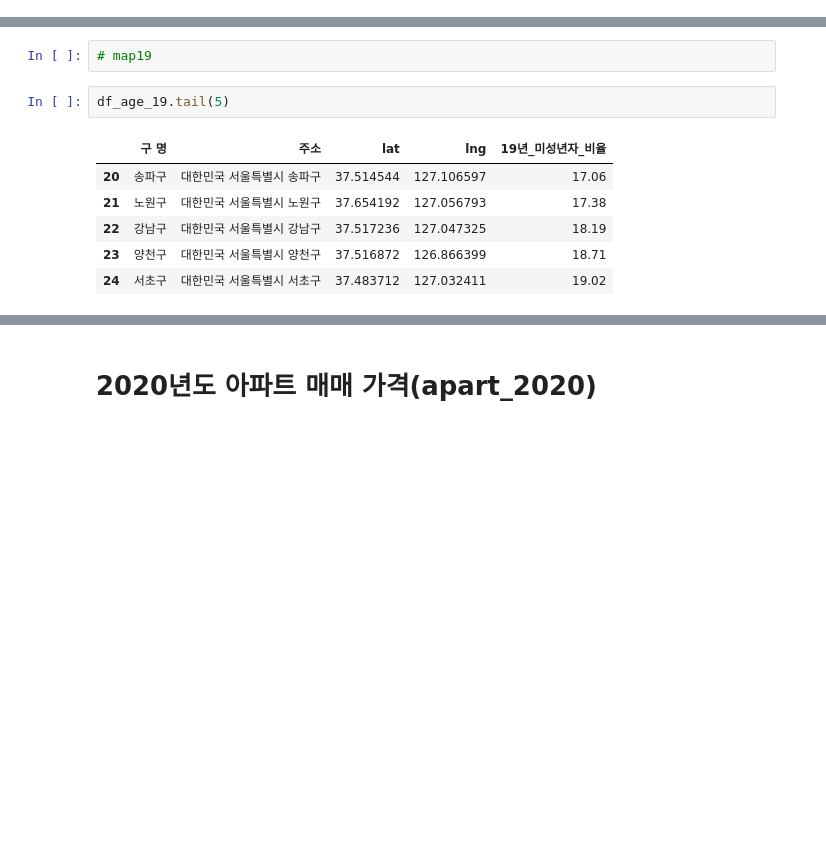
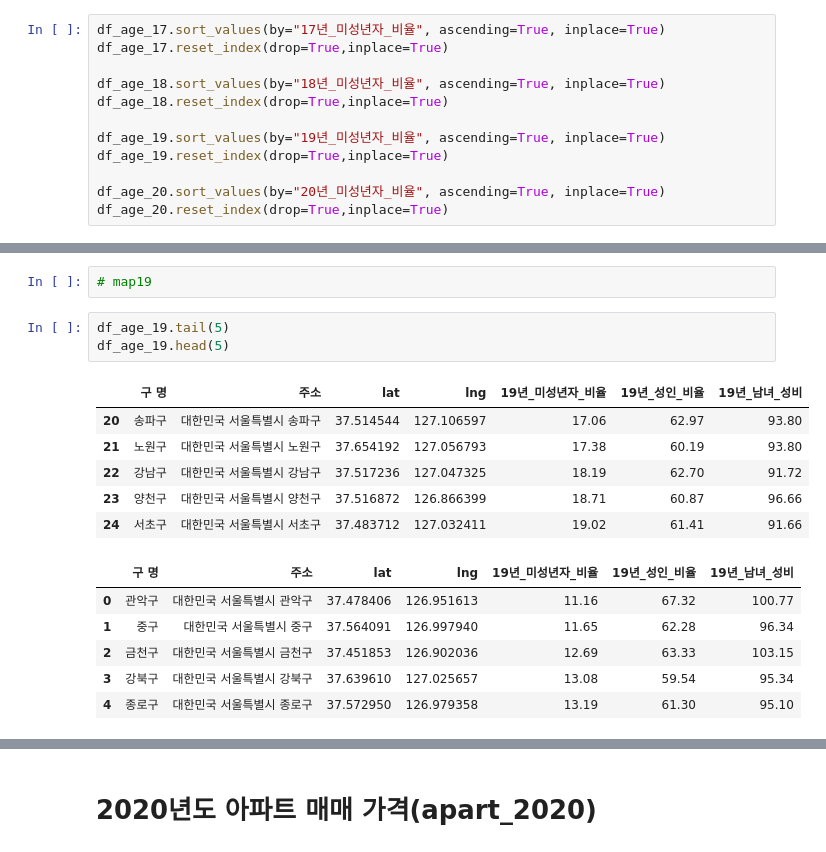
Before and after one commit to laits1/TIL, a Jupyter notebook: project/1)data분석 프로젝트/서울시 연령별 지도.ipynb, the cells around one changed output, grey strips where cells are left out. Drawn from its saved outputs; the diff is of its cells as text; blank space fills up the shorter version.

```diff
--- a/project/1)data분석 프로젝트/서울시 연령별 지도.ipynb
+++ b/project/1)data분석 프로젝트/서울시 연령별 지도.ipynb
@@ -292,0 +306,12 @@ df_age_17.tail(5)
+# %%
+df_age_17.sort_values(by="17년_미성년자_비율", ascending=True, inplace=True)
+df_age_17.reset_index(drop=True,inplace=True)
+
+df_age_18.sort_values(by="18년_미성년자_비율", ascending=True, inplace=True)
+df_age_18.reset_index(drop=True,inplace=True)
+
+df_age_19.sort_values(by="19년_미성년자_비율", ascending=True, inplace=True)
+df_age_19.reset_index(drop=True,inplace=True)
+
+df_age_20.sort_values(by="20년_미성년자_비율", ascending=True, inplace=True)
+df_age_20.reset_index(drop=True,inplace=True)
@@ -399,15 +435,22 @@ folium.Choropleth(
 <folium.features.Choropleth at 0x...>
 # %%
 # map19
-# %%
-df_age_19.tail(5)
-# %% [output]
-|  | 구 명 | 주소 | lat | lng | 19년_미성년자_비율 |
-| 20 | 송파구 | 대한민국 서울특별시 송파구 | 37.514544 | 127.106597 | 17.06 |
-| 21 | 노원구 | 대한민국 서울특별시 노원구 | 37.654192 | 127.056793 | 17.38 |
-| 22 | 강남구 | 대한민국 서울특별시 강남구 | 37.517236 | 127.047325 | 18.19 |
-| 23 | 양천구 | 대한민국 서울특별시 양천구 | 37.516872 | 126.866399 | 18.71 |
-| 24 | 서초구 | 대한민국 서울특별시 서초구 | 37.483712 | 127.032411 | 19.02 |
+# %%
+df_age_19.tail(5)
+df_age_19.head(5)
+# %% [output]
+|  | 구 명 | 주소 | lat | lng | 19년_미성년자_비율 | 19년_성인_비율 | 19년_남녀_성비 |
+| 20 | 송파구 | 대한민국 서울특별시 송파구 | 37.514544 | 127.106597 | 17.06 | 62.97 | 93.80 |
+| 21 | 노원구 | 대한민국 서울특별시 노원구 | 37.654192 | 127.056793 | 17.38 | 60.19 | 93.80 |
+| 22 | 강남구 | 대한민국 서울특별시 강남구 | 37.517236 | 127.047325 | 18.19 | 62.70 | 91.72 |
+| 23 | 양천구 | 대한민국 서울특별시 양천구 | 37.516872 | 126.866399 | 18.71 | 60.87 | 96.66 |
+| 24 | 서초구 | 대한민국 서울특별시 서초구 | 37.483712 | 127.032411 | 19.02 | 61.41 | 91.66 |
+|  | 구 명 | 주소 | lat | lng | 19년_미성년자_비율 | 19년_성인_비율 | 19년_남녀_성비 |
+| 0 | 관악구 | 대한민국 서울특별시 관악구 | 37.478406 | 126.951613 | 11.16 | 67.32 | 100.77 |
+| 1 | 중구 | 대한민국 서울특별시 중구 | 37.564091 | 126.997940 | 11.65 | 62.28 | 96.34 |
+| 2 | 금천구 | 대한민국 서울특별시 금천구 | 37.451853 | 126.902036 | 12.69 | 63.33 | 103.15 |
+| 3 | 강북구 | 대한민국 서울특별시 강북구 | 37.639610 | 127.025657 | 13.08 | 59.54 | 95.34 |
+| 4 | 종로구 | 대한민국 서울특별시 종로구 | 37.572950 | 126.979358 | 13.19 | 61.30 | 95.10 |
 # %%
 
 # 2018년
```
Also changed, not shown: parts of 38 cells of this notebook, 6 other files.
